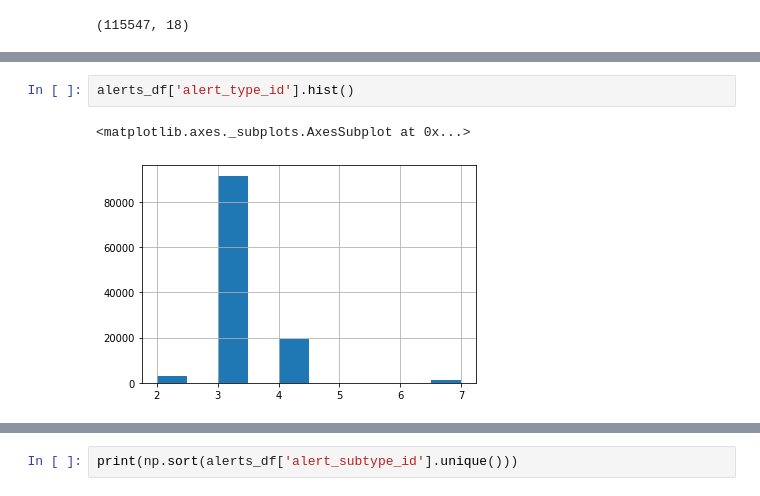
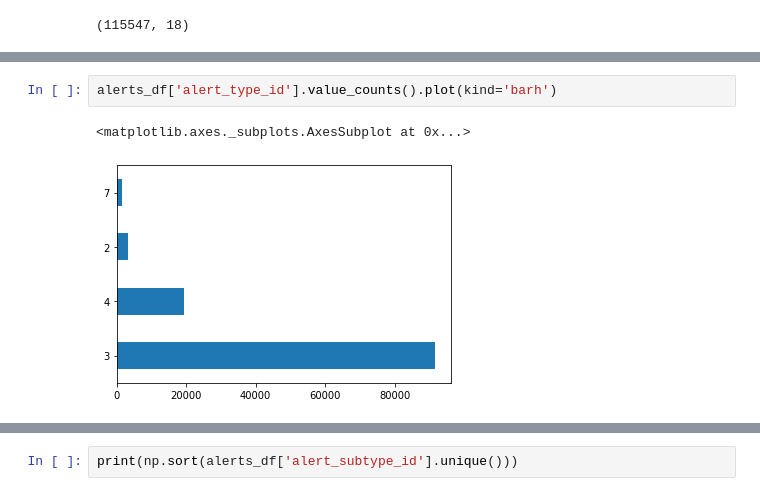
Before and after one commit to Codegn/car-traffic-predictions, a Jupyter notebook: rnn.ipynb, the cells around one changed output, grey strips where cells are left out. Drawn from its saved outputs; the diff is of its cells as text.

```diff
--- a/rnn.ipynb
+++ b/rnn.ipynb
@@ -58,9 +58,9 @@ jams_df.head()
 | 2 | None | Quilicura | CI | San Luis | 2018-04-01T03:00:21+00:00 | 2018-04-01T02:09:36+00:00 | [{'level': 4, 'length': 169, 'spe... | 2 | None | ... |
 | 3 | None | Estación Central | CI | Av. 5 de abril | 2018-04-01T03:00:21+00:00 | 2018-04-01T02:49:03+00:00 | [{'level': 2, 'length': 239, 'spe... | 1 | None | ... |
 | 4 | None | San Ramón | CI | Javiera Carrera | 2018-04-01T03:00:21+00:00 | 2018-04-01T02:49:04+00:00 | [{'level': 3, 'length': 174, 'spe... | 1 | None | ... |
-# %%
-alerts_df['alert_type_id'].hist()
-# %% [output]
-<matplotlib.axes._subplots.AxesSubplot at 0x...>
-[figure, removed]
+# %%
+alerts_df['alert_type_id'].value_counts().plot(kind='barh')
+# %% [output]
+<matplotlib.axes._subplots.AxesSubplot at 0x...>
+[figure, added]
 # %%
```
Also changed, not shown: parts of 15 cells of this notebook, 1 other file.
